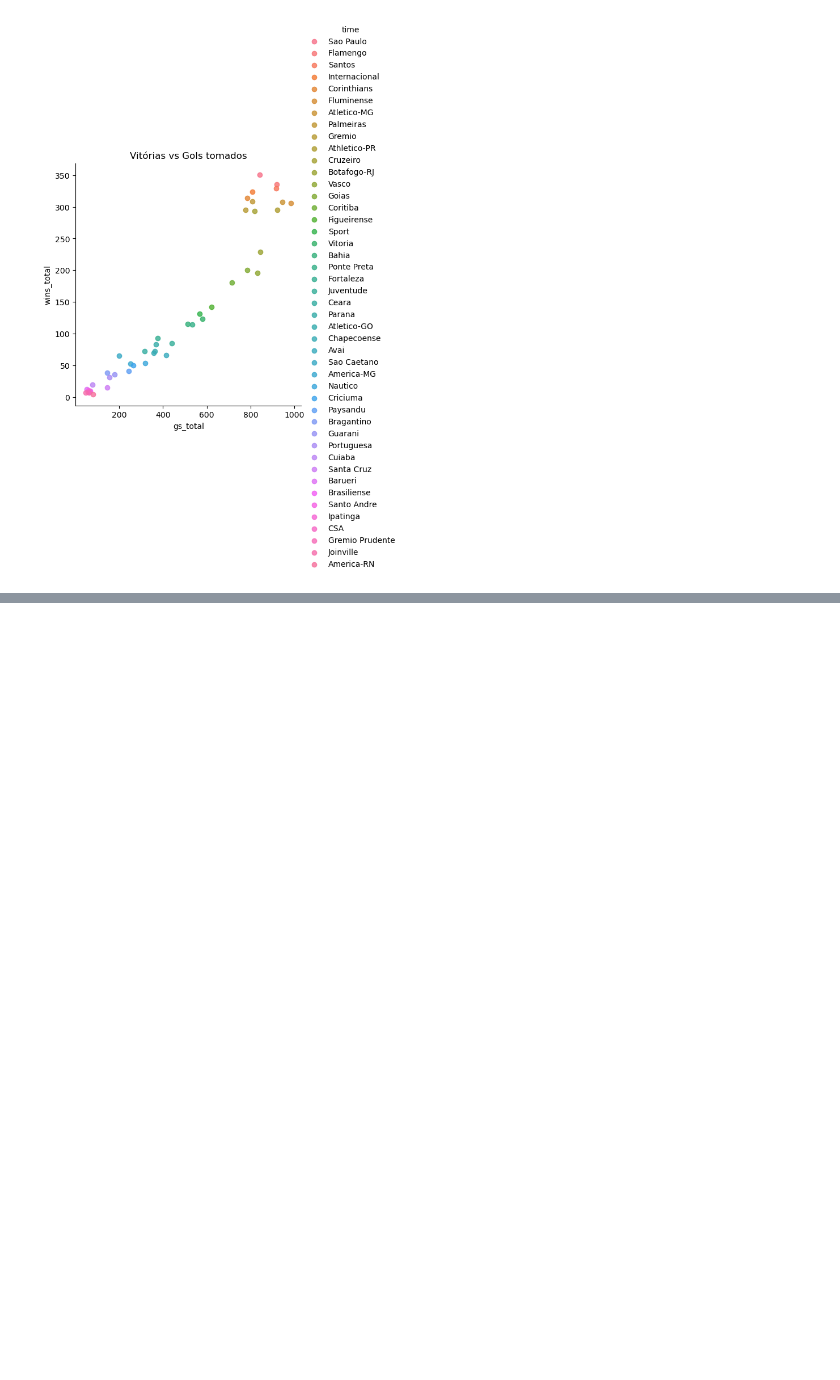
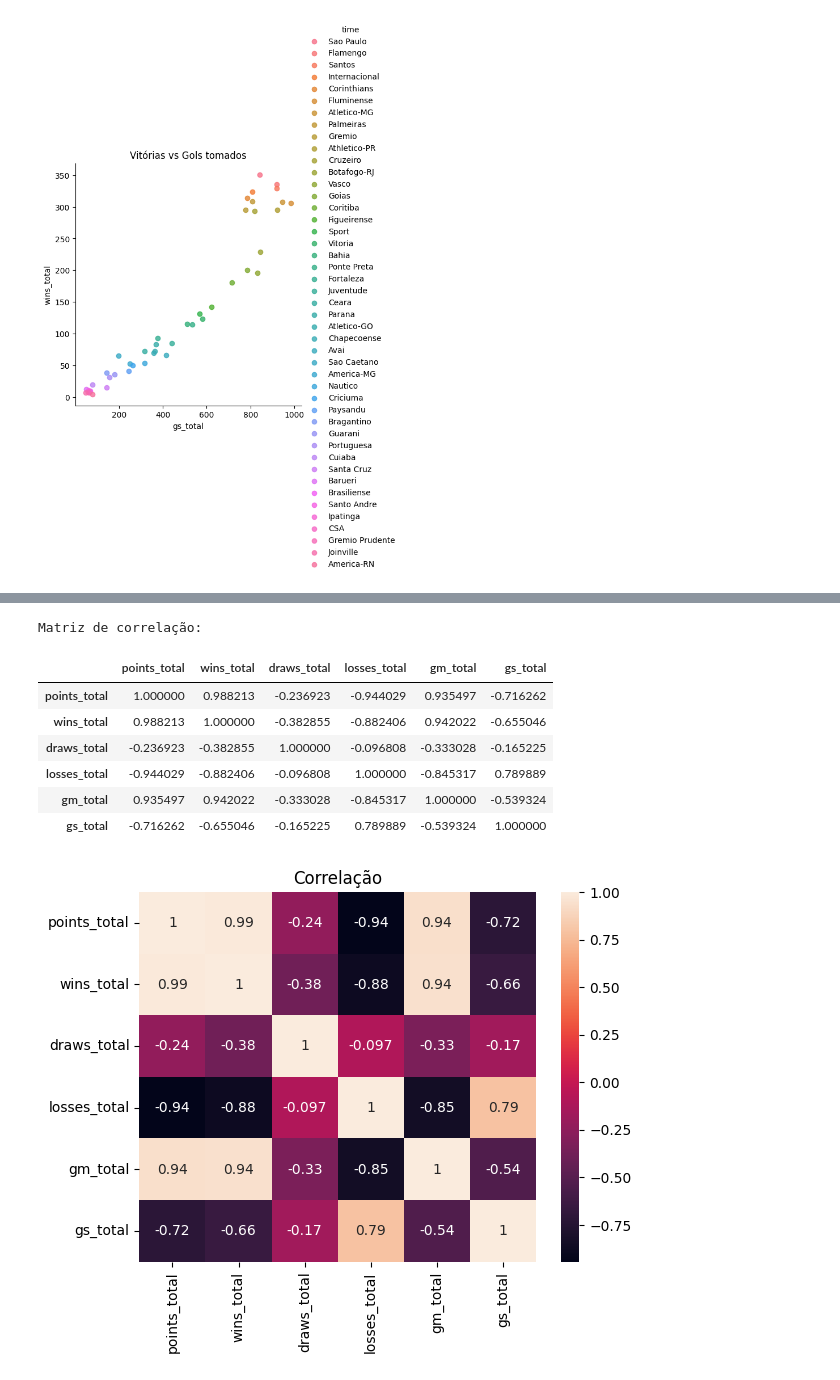
Before and after one commit to gabriel-arrvda/ac2-padroes, a Jupyter notebook: brasileirao.ipynb, the cells around one changed output, grey strips where cells are left out. Cells and saved outputs as stored; diff of their text form; code cells hidden in the pictures; blank space fills up the shorter version.

```diff
--- a/brasileirao.ipynb
+++ b/brasileirao.ipynb
@@ -337,0 +428,23 @@ gamesDf_2020.head()
+# %%
+df_correlation = totalGames_2019.loc[:,['points_total', 'wins_total', 'draws_total', 'losses_total', 'gm_total', 'gs_total']].corr()
+
+print('\n\nMatriz de correlação: ')
+display(df_correlation)
+
+# cria um mapa de cores dos valoes da correlação
+sns.heatmap(df_correlation, annot=True,
+        xticklabels=df_correlation.columns,
+        yticklabels=df_correlation.columns)
+
+plt.title('Correlação')
+plt.show()
+# %% [output]
+Matriz de correlação:
+|  | points_total | wins_total | draws_total | losses_total | gm_total | gs_total |
+| points_total | 1.000000 | 0.988213 | -0.236923 | -0.944029 | 0.935497 | -0.716262 |
+| wins_total | 0.988213 | 1.000000 | -0.382855 | -0.882406 | 0.942022 | -0.655046 |
+| draws_total | -0.236923 | -0.382855 | 1.000000 | -0.096808 | -0.333028 | -0.165225 |
+| losses_total | -0.944029 | -0.882406 | -0.096808 | 1.000000 | -0.845317 | 0.789889 |
+| gm_total | 0.935497 | 0.942022 | -0.333028 | -0.845317 | 1.000000 | -0.539324 |
+| gs_total | -0.716262 | -0.655046 | -0.165225 | 0.789889 | -0.539324 | 1.000000 |
+[figure, added]
```
Also changed, not shown: parts of 14 cells of this notebook.
